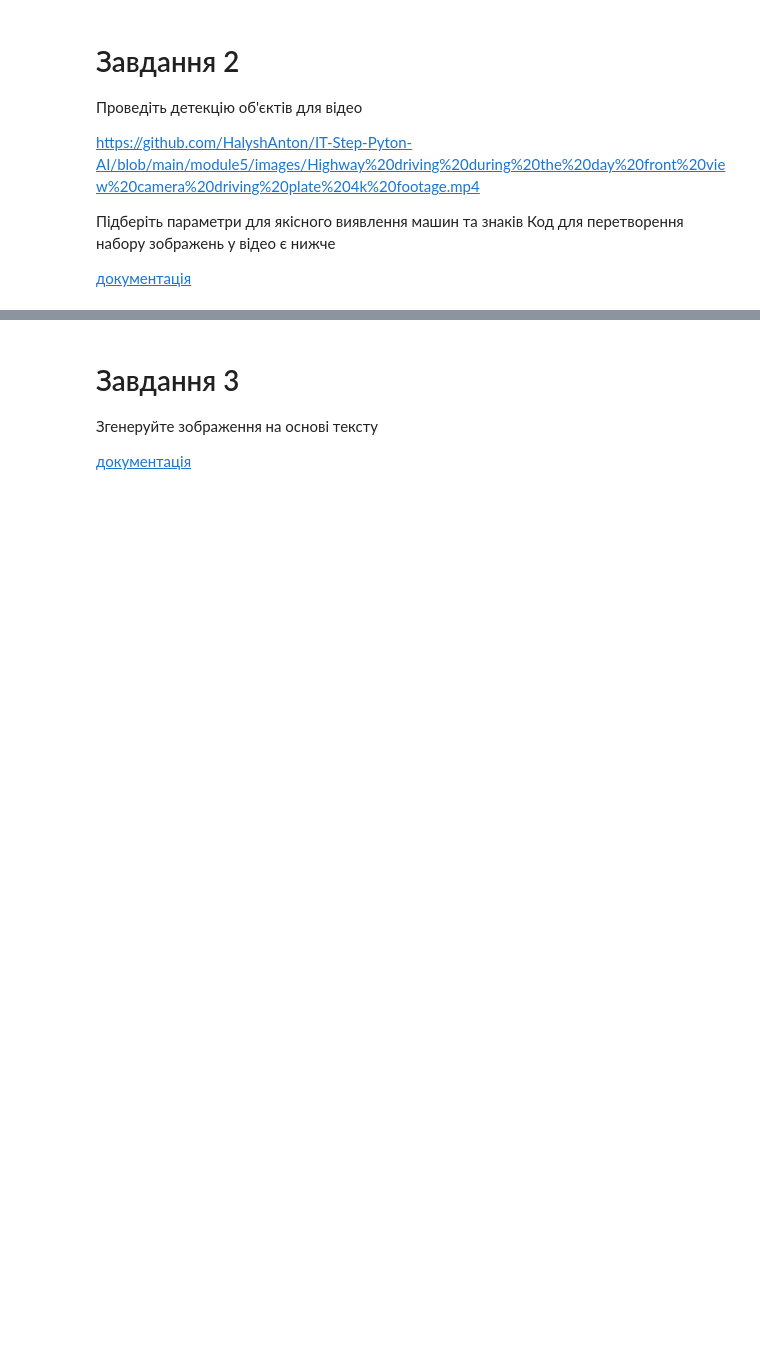
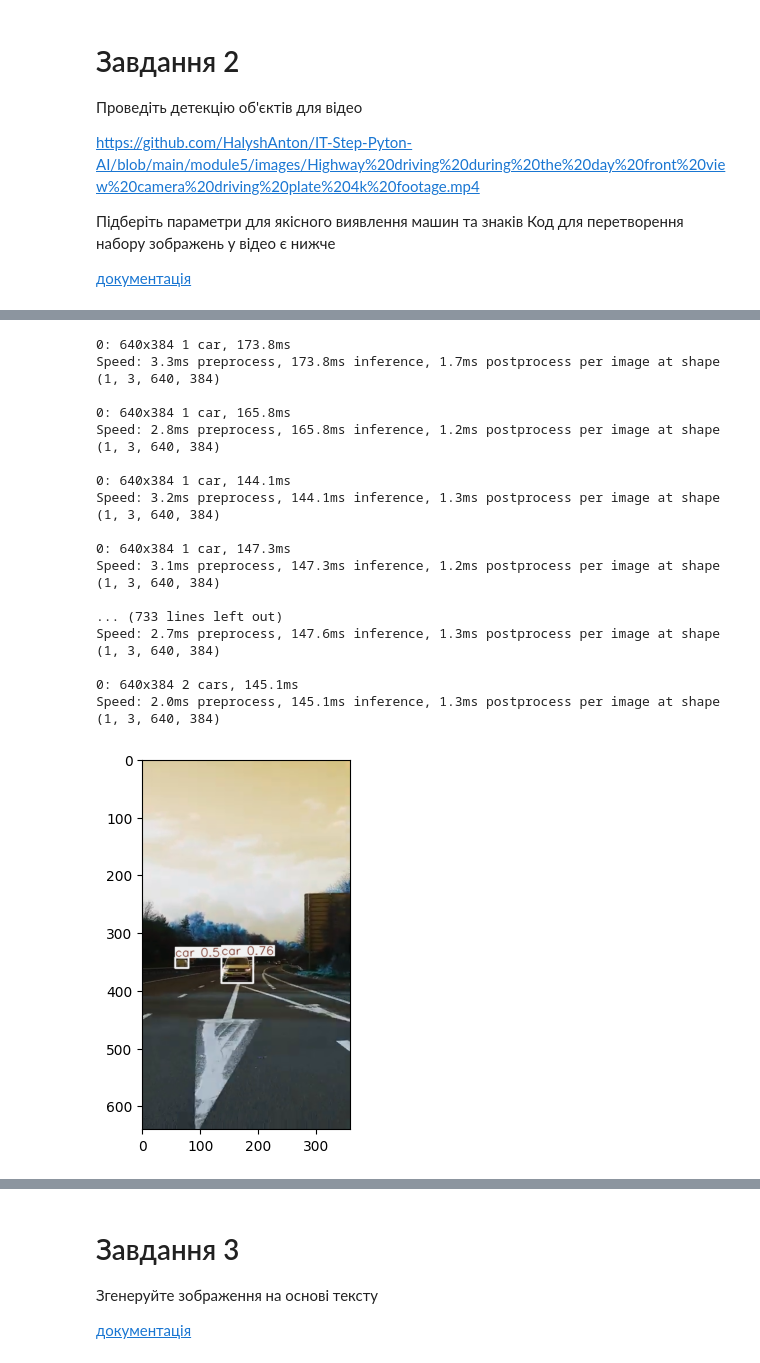
Before and after one commit to HromovAndrey/II_Homework_mood_5_part_4, a Jupyter notebook: ДЗ_18.ipynb, the cells around one changed output, grey strips where cells are left out. Drawn from its saved outputs; the diff is of its cells as text; code cells hidden in the pictures; blank space fills up the shorter version.

```diff
--- a/ДЗ_18.ipynb
+++ b/ДЗ_18.ipynb
@@ -108,0 +119,55 @@ plt.show()
+# %%
+model = YOLO('yolov8n.pt')
+# %%
+video_url = 'https://github.com/HalyshAnton/IT-Step-Pyton-AI/raw/main/module5/images/Highway%20driving%20during%20the%20day%20front%20view%20camera%20driving%20plate%204k%20footage.mp4'
+video_response = requests.get(video_url, stream=True)
+video_path = 'input_video.mp4'
+
+with open(video_path, 'wb') as f:
+    f.write(video_response.content)
+# %%
+cap = cv2.VideoCapture(video_path)
+
+frames = []
+fig = plt.figure()
+
+while cap.isOpened():
+    ret, frame = cap.read()
+    if not ret:
+        break
+
+
+    results = model.predict(source=frame, conf=0.5, iou=0.4, classes=[2, 9])  # 2 - автомобілі, 9 - дорожні знаки
+
+
+    frame_result = results[0].plot()
+    frames.append([plt.imshow(frame_result, animated=True)])
+
+cap.release()
+
+
+ani = animation.ArtistAnimation(fig, frames, interval=50, blit=True, repeat_delay=1000)
+
+
+output_video_path = 'output_video.mp4'
+ani.save(output_video_path)
+plt.show()
+# %% [output]
+0: 640x384 1 car, 173.8ms
+Speed: 3.3ms preprocess, 173.8ms inference, 1.7ms postprocess per image at shape (1, 3, 640, 384)
+
+0: 640x384 1 car, 165.8ms
+Speed: 2.8ms preprocess, 165.8ms inference, 1.2ms postprocess per image at shape (1, 3, 640, 384)
+
+0: 640x384 1 car, 144.1ms
+Speed: 3.2ms preprocess, 144.1ms inference, 1.3ms postprocess per image at shape (1, 3, 640, 384)
+
+0: 640x384 1 car, 147.3ms
+Speed: 3.1ms preprocess, 147.3ms inference, 1.2ms postprocess per image at shape (1, 3, 640, 384)
+
+... (733 lines left out)
+Speed: 2.7ms preprocess, 147.6ms inference, 1.3ms postprocess per image at shape (1, 3, 640, 384)
+
+0: 640x384 2 cars, 145.1ms
+Speed: 2.0ms preprocess, 145.1ms inference, 1.3ms postprocess per image at shape (1, 3, 640, 384)
+[figure, added]
```
Also changed, not shown: parts of 3 cells of this notebook.
